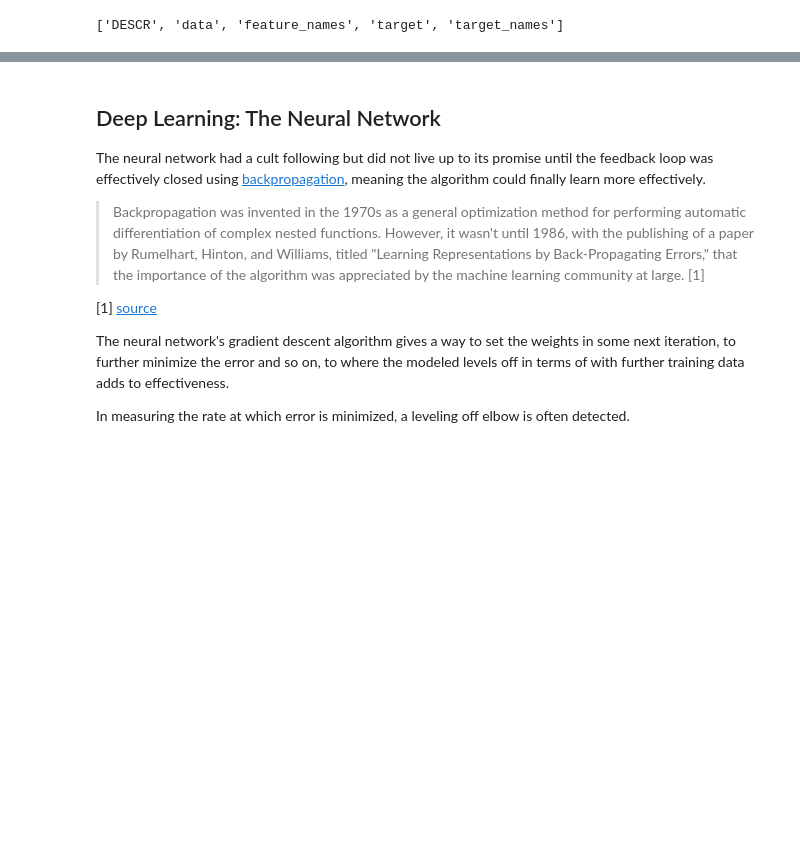
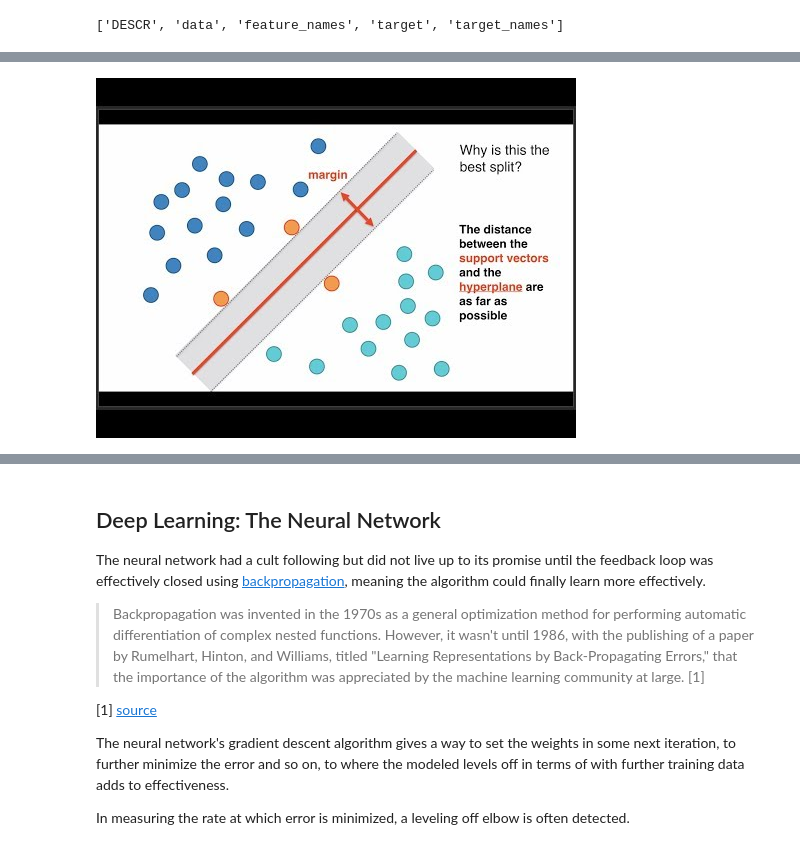
Before and after one commit to 4dsolutions/Curriculum_Development, a Jupyter notebook: IntroDS006.ipynb, the cells around one changed output, grey strips where cells are left out. Drawn from its saved outputs; the diff is of its cells as text; code cells hidden in the pictures; blank space fills up the shorter version.

```diff
--- a/IntroDS006.ipynb
+++ b/IntroDS006.ipynb
@@ -167,3 +171,7 @@ Accuracy: 0.7592592592592593
+# %%
+YouTubeVideo('N1vOgolbjSc')
+# %% [output]
+[figure, added]
 # %%
 # Choose a Machine Learner (a Classifier)
 clf = svm.SVC(kernel='linear')
```
Also changed, not shown: parts of 13 cells of this notebook, 3 other files.
